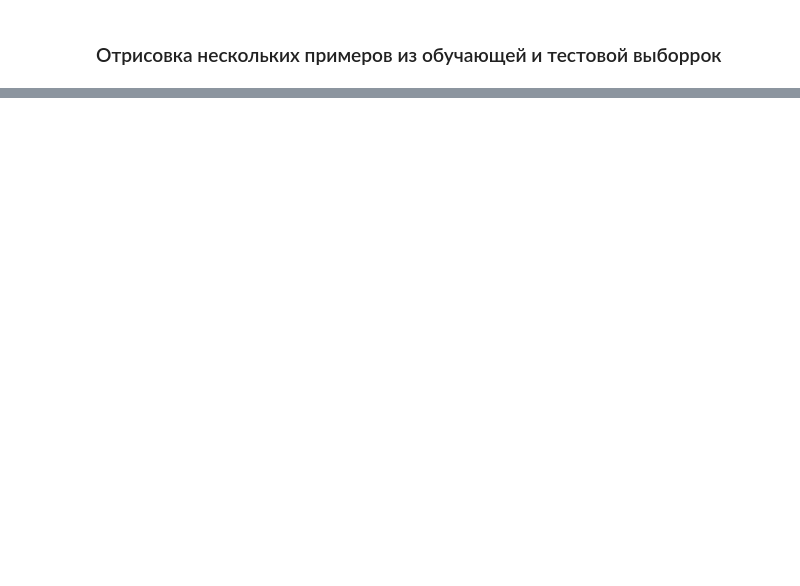
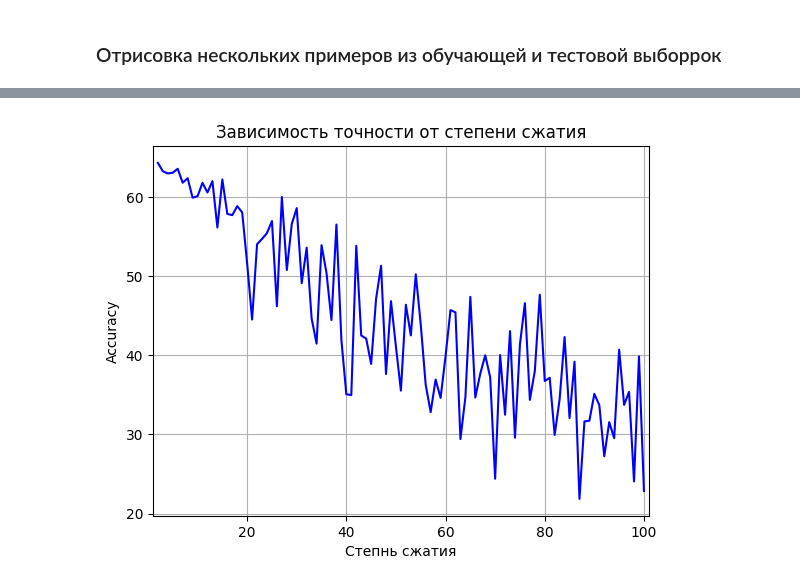
Before and after one commit to VasilyMozgovykh/nn_linear_compression, a Jupyter notebook: cur-experiments.ipynb, the cells around one changed output, grey strips where cells are left out. Cells and saved outputs as stored; diff of their text form; code cells hidden in the pictures; blank space fills up the shorter version.

```diff
--- a/cur-experiments.ipynb
+++ b/cur-experiments.ipynb
@@ -241,6 +223,10 @@ test_dataset = datasets.CIFAR10('.', train=False, download=True, transform=trans
 # %%
-train_dataloader = torch.utils.data.DataLoader(train_dataset, batch_size=16, num_workers=4, shuffle=True)
-test_dataloader = torch.utils.data.DataLoader(test_dataset, batch_size=16, num_workers=4, shuffle=False)
+train_dataloader = torch.utils.data.DataLoader(
+    train_dataset, batch_size=BATCH_SIZE, num_workers=NUM_WORKERS, shuffle=True
+)
+test_dataloader = torch.utils.data.DataLoader(
+    test_dataset, batch_size=BATCH_SIZE, num_workers=NUM_WORKERS, shuffle=False
+)
 # %% [markdown]
 ### Отрисовка нескольких примеров из обучающей и тестовой выборрок
 # %%
@@ -262,2 +250,4 @@ plt.show()
-# %%
-train_and_test(vgg11c, 'MNIST', train_dataloader)
+# %%
+vgg11 = models.vgg11()
+vgg11.classifier = get_vgg11_classifier(num_classes=10)
+train_classification(vgg11, train_dataloader, epochs=EPOCHS, device=DEVICE, path="vgg11_cifar10_state_dict")
@@ -266,4 +266,6 @@ compression_params, rest_results, parameters_num = evaluate(vgg11c)
 # %%
-draw(compression_params, rest_results)
+draw(compression_params, test_accuracy)
+# %% [output]
+[figure, added]
 # %%
 save(compression_params, test_accuracy, parameters_num, 'comp_acc_cur_cifar10.csv')
```
Also changed, not shown: parts of 15 cells of this notebook.
